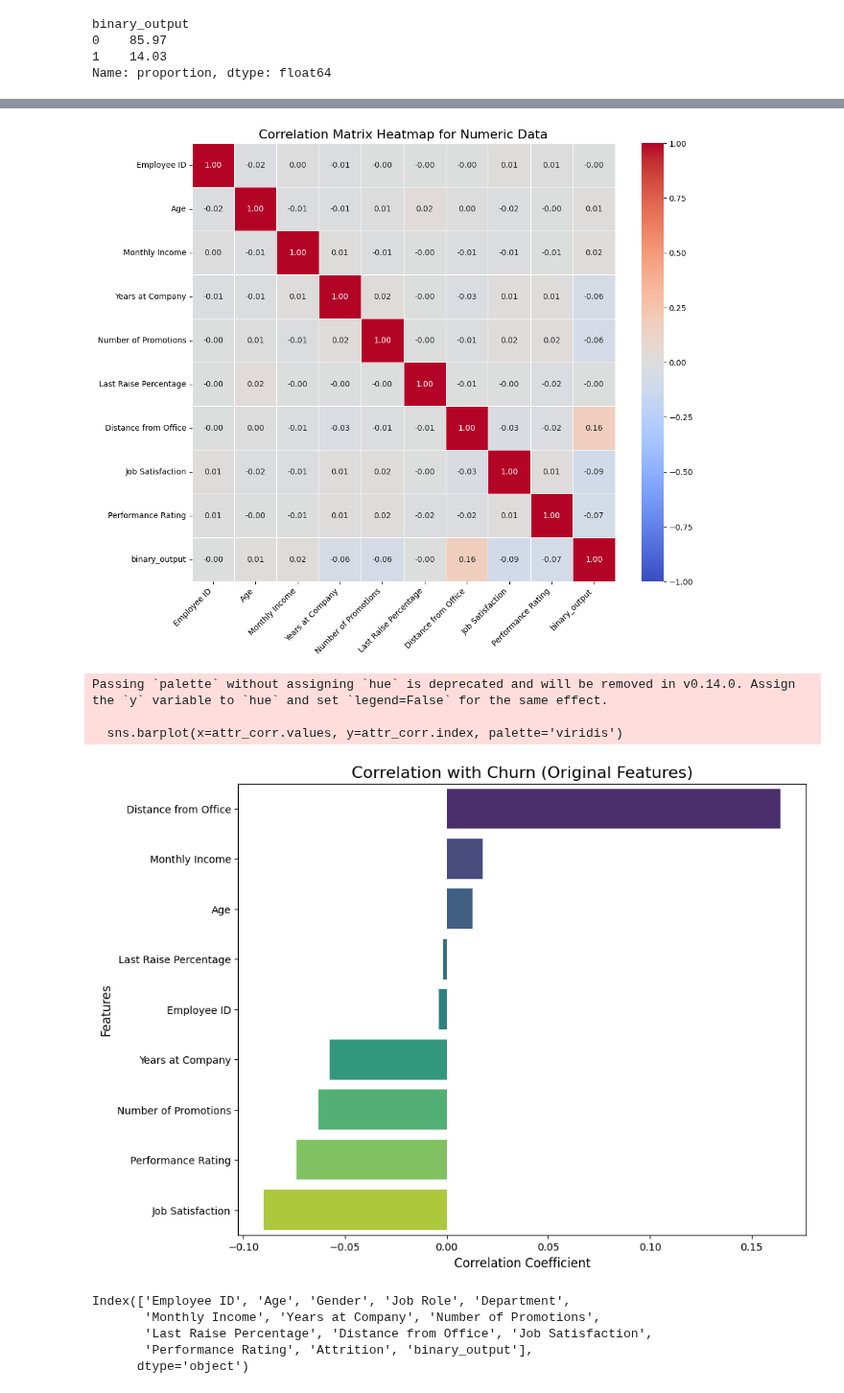
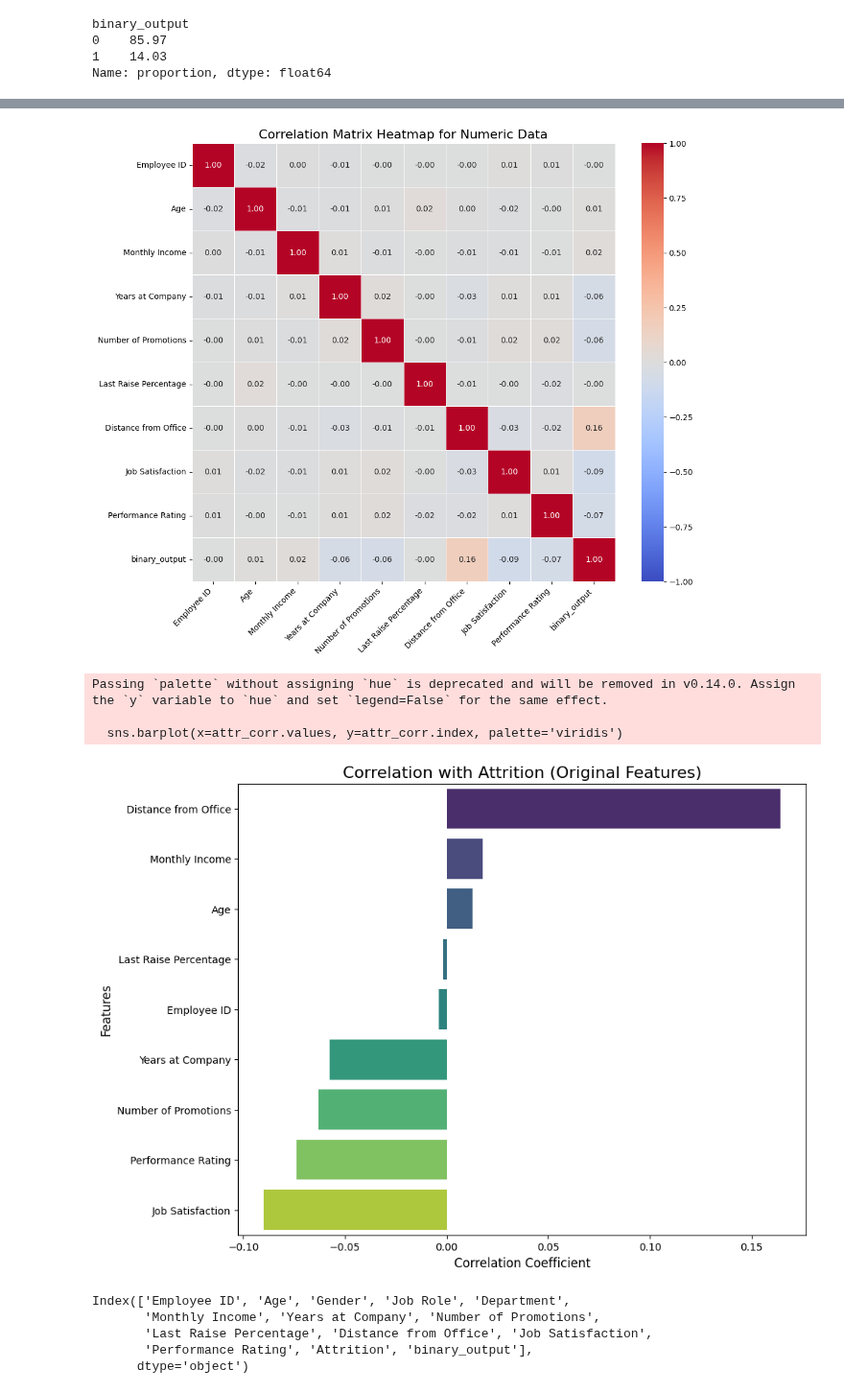
Before and after one commit to mn42899/schulich_data_science, a Jupyter notebook: final_prep3.ipynb, the cells around one changed output, grey strips where cells are left out. Shown at 96% size. Cells and saved outputs as stored; diff of their text form; code cells hidden in the pictures.

```diff
--- a/final_prep3.ipynb
+++ b/final_prep3.ipynb
@@ -112,35 +119,35 @@ print(attr_corr)
 # Correlation Heatmap
 plt.figure(figsize=(12, 10))
 sns.heatmap(corr_matrix, annot=True, fmt=".2f", cmap="coolwarm", center=0, vmin=-1, vmax=1, linewidths=0.5, annot_kws={"size": 10})
 plt.title('Correlation Matrix Heatmap for Numeric Data', fontsize=16)
 plt.xticks(rotation=45, ha='right')
 plt.yticks(rotation=0)
 plt.show()
 
 # Bar plot for correlation with attrition
 plt.figure(figsize=(10, 8))
 sns.barplot(x=attr_corr.values, y=attr_corr.index, palette='viridis')
-plt.title('Correlation with Churn (Original Features)', fontsize=16)
+plt.title('Correlation with Attrition (Original Features)', fontsize=16)
 plt.xlabel('Correlation Coefficient', fontsize=12)
 plt.ylabel('Features', fontsize=12)
 plt.show()
 # %% [output]
 Attrition(Original Features):
 Distance from Office     0.164096
 Monthly Income           0.017579
 Age                      0.012672
 Last Raise Percentage   -0.001766
 Employee ID             -0.004045
 Years at Company        -0.057457
 Number of Promotions    -0.063094
 Performance Rating      -0.073892
 Job Satisfaction        -0.089904
 Name: binary_output, dtype: float64
 [figure]
 Passing `palette` without assigning `hue` is deprecated and will be removed in v0.14.0. Assign the `y` variable to `hue` and set `legend=False` for the same effect.
 
   sns.barplot(x=attr_corr.values, y=attr_corr.index, palette='viridis')
-[figure, old version]
+[figure, new version]
 # %%
 df.columns
 # %% [output]
```
Also changed, not shown: parts of 40 cells of this notebook, 1 other file.
